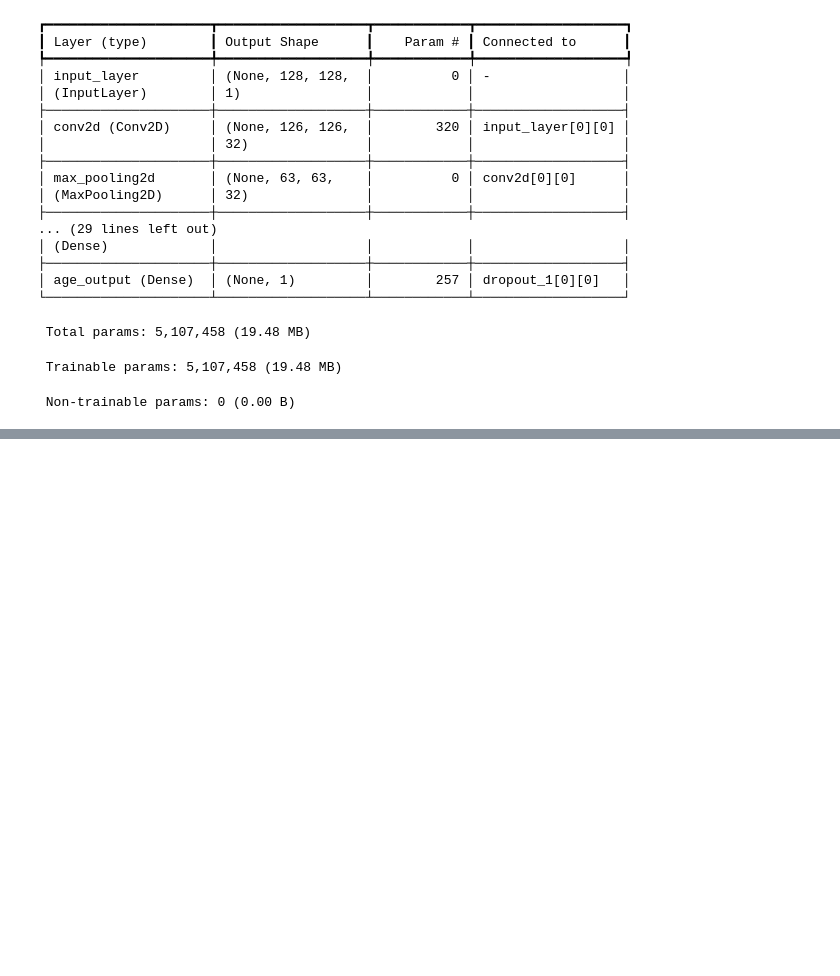
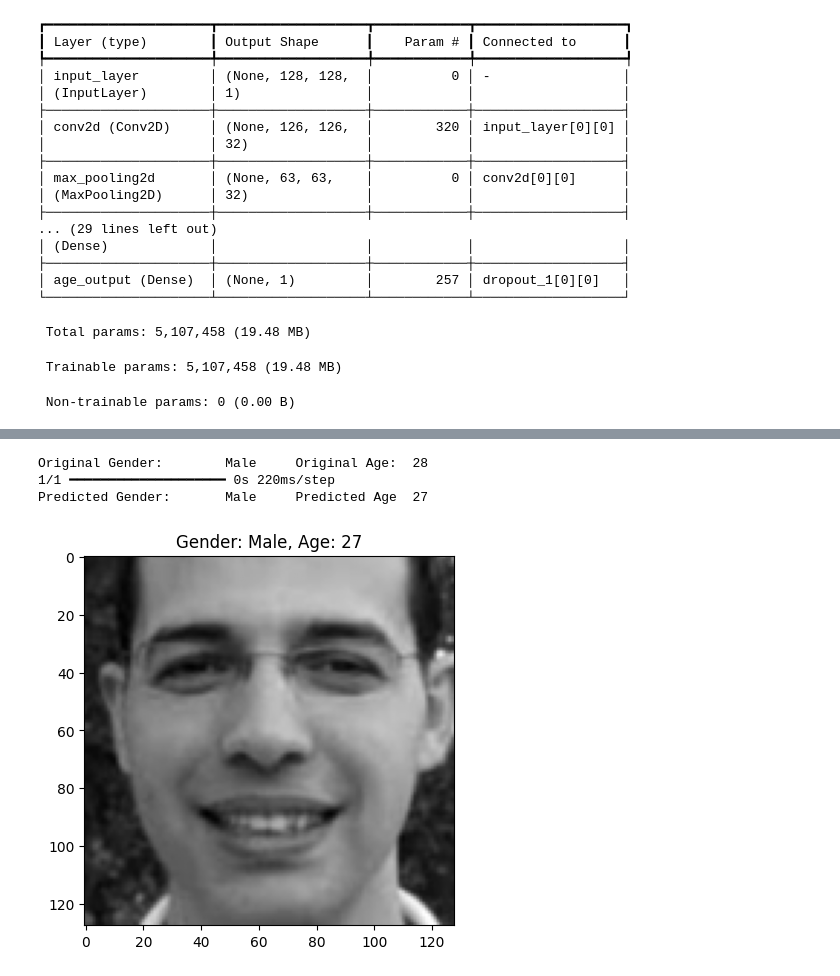
Before and after one commit to Amreen9/Machine_Learning, a Jupyter notebook: age_gender_identification.ipynb, the cells around one changed output, grey strips where cells are left out. Drawn from its saved outputs; the diff is of its cells as text; code cells hidden in the pictures; blank space fills up the shorter version.

```diff
--- a/age_gender_identification.ipynb
+++ b/age_gender_identification.ipynb
@@ -206,0 +301,16 @@ y
+# %%
+image_index = 3000
+print(f"Original Gender: \t{gender_dict[y_gender[image_index]]} \t Original Age: \t{y_age[image_index]}")
+
+pred = model.predict(x[image_index].reshape(1,128,128,1))
+pred_gender = gender_dict[int(round(pred[0][0][0]))]
+pred_age = round(pred[1][0][0])
+print(f"Predicted Gender: \t{pred_gender}\t Predicted Age \t{pred_age}")
+plt.title(f'Gender: {pred_gender}, Age: {pred_age}')
+plt.imshow(x[image_index].reshape(128,128), cmap='gray')
+plt.show()
+# %% [output]
+Original Gender:        Male     Original Age:  28
+1/1 ━━━━━━━━━━━━━━━━━━━━ 0s 220ms/step
+Predicted Gender:       Male     Predicted Age  27
+[figure, added]
```
Also changed, not shown: parts of 10 cells of this notebook.
